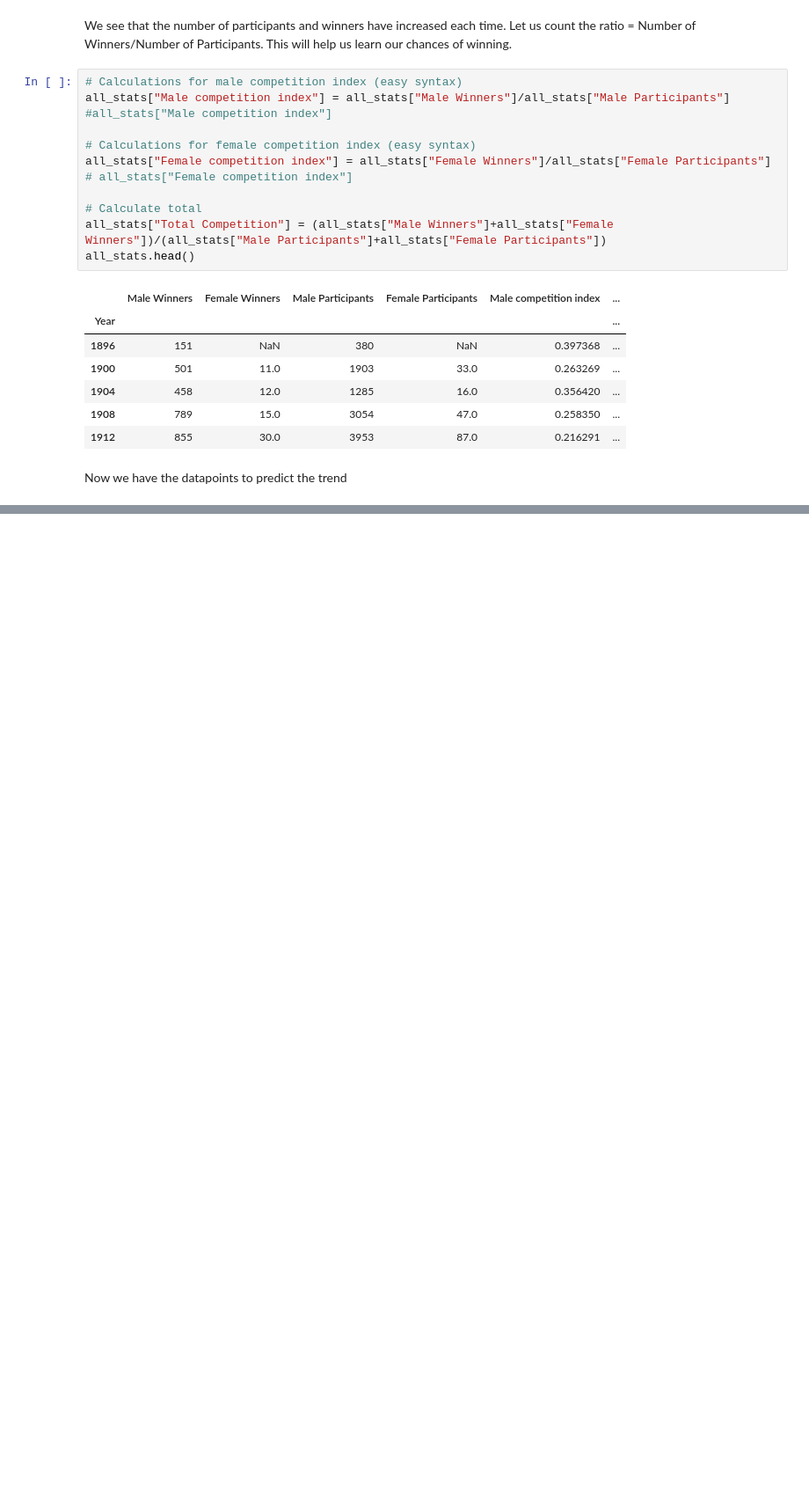
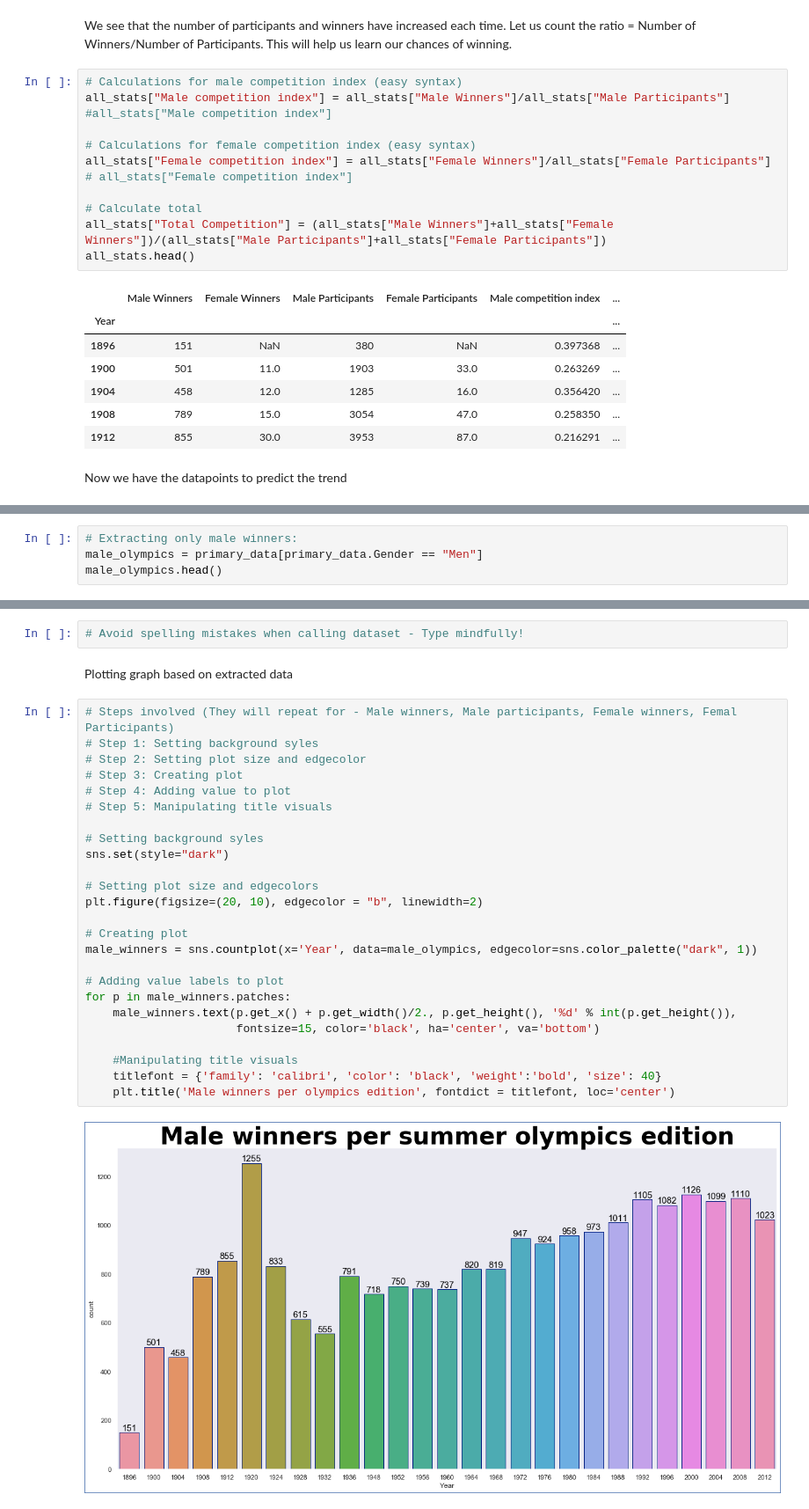
Before and after one commit to akash16dhotre/01_Olympics_Dataset_EDA, a Jupyter notebook: Olympic game EAD.ipynb, the cells around one changed output, grey strips where cells are left out. Shown at 88% size. Drawn from its saved outputs; the diff is of its cells as text; blank space fills up the shorter version.

```diff
--- a/Olympic game EAD.ipynb
+++ b/Olympic game EAD.ipynb
@@ -376,0 +441,4 @@ ValueError: Unrecognized character O in format string
+# %%
+# Extracting only male winners:
+male_olympics = primary_data[primary_data.Gender == "Men"]
+male_olympics.head()
@@ -376,0 +485,31 @@ ValueError: Unrecognized character O in format string
+# %%
+# Avoid spelling mistakes when calling dataset - Type mindfully!
+# %% [markdown]
+Plotting graph based on extracted data
+# %%
+# Steps involved (They will repeat for - Male winners, Male participants, Female winners, Femal Participants)
+# Step 1: Setting background syles
+# Step 2: Setting plot size and edgecolor
+# Step 3: Creating plot
+# Step 4: Adding value to plot
+# Step 5: Manipulating title visuals
+
+# Setting background syles
+sns.set(style="dark")
+
+# Setting plot size and edgecolors
+plt.figure(figsize=(20, 10), edgecolor = "b", linewidth=2)
+
+# Creating plot
+male_winners = sns.countplot(x='Year', data=male_olympics, edgecolor=sns.color_palette("dark", 1))
+
+# Adding value labels to plot
+for p in male_winners.patches:
+    male_winners.text(p.get_x() + p.get_width()/2., p.get_height(), '%d' % int(p.get_height()),
+                      fontsize=15, color='black', ha='center', va='bottom')
+
+    #Manipulating title visuals
+    titlefont = {'family': 'calibri', 'color': 'black', 'weight':'bold', 'size': 40}
+    plt.title('Male winners per olympics edition', fontdict = titlefont, loc='center')
+# %% [output]
+[figure, added]
```
Also changed, not shown: parts of 27 cells of this notebook.
